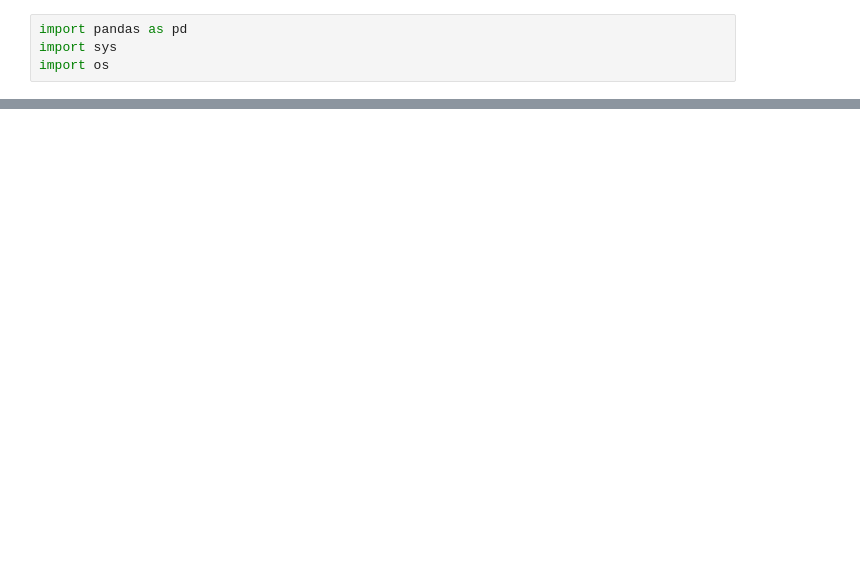
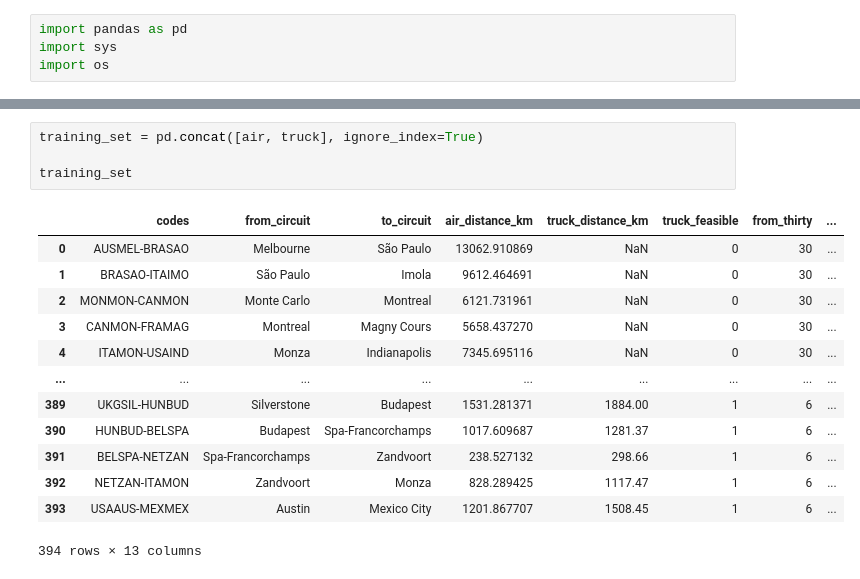
Before and after one commit to Ulquiorra-23/planetf1, a Jupyter notebook: notebooks/regression_eng.ipynb, the cells around one changed output, grey strips where cells are left out. Cells and saved outputs as stored; diff of their text form; blank space fills up the shorter version.

```diff
--- a/notebooks/regression_eng.ipynb
+++ b/notebooks/regression_eng.ipynb
@@ -166,0 +463,18 @@ SyntaxError: incomplete input (1824825747.py, line 12)
+# %%
+training_set = pd.concat([air, truck], ignore_index=True)
+
+training_set
+# %% [output]
+|  | codes | from_circuit | to_circuit | air_distance_km | truck_distance_km | truck_feasible | from_thirty | ... |
+| 0 | AUSMEL-BRASAO | Melbourne | São Paulo | 13062.910869 | NaN | 0 | 30 | ... |
+| 1 | BRASAO-ITAIMO | São Paulo | Imola | 9612.464691 | NaN | 0 | 30 | ... |
+| 2 | MONMON-CANMON | Monte Carlo | Montreal | 6121.731961 | NaN | 0 | 30 | ... |
+| 3 | CANMON-FRAMAG | Montreal | Magny Cours | 5658.437270 | NaN | 0 | 30 | ... |
+| 4 | ITAMON-USAIND | Monza | Indianapolis | 7345.695116 | NaN | 0 | 30 | ... |
+| ... | ... | ... | ... | ... | ... | ... | ... | ... |
+| 389 | UKGSIL-HUNBUD | Silverstone | Budapest | 1531.281371 | 1884.00 | 1 | 6 | ... |
+| 390 | HUNBUD-BELSPA | Budapest | Spa-Francorchamps | 1017.609687 | 1281.37 | 1 | 6 | ... |
+| 391 | BELSPA-NETZAN | Spa-Francorchamps | Zandvoort | 238.527132 | 298.66 | 1 | 6 | ... |
+| 392 | NETZAN-ITAMON | Zandvoort | Monza | 828.289425 | 1117.47 | 1 | 6 | ... |
+| 393 | USAAUS-MEXMEX | Austin | Mexico City | 1201.867707 | 1508.45 | 1 | 6 | ... |
+394 rows × 13 columns
```
Also changed, not shown: parts of 26 cells of this notebook, 25 other files.
